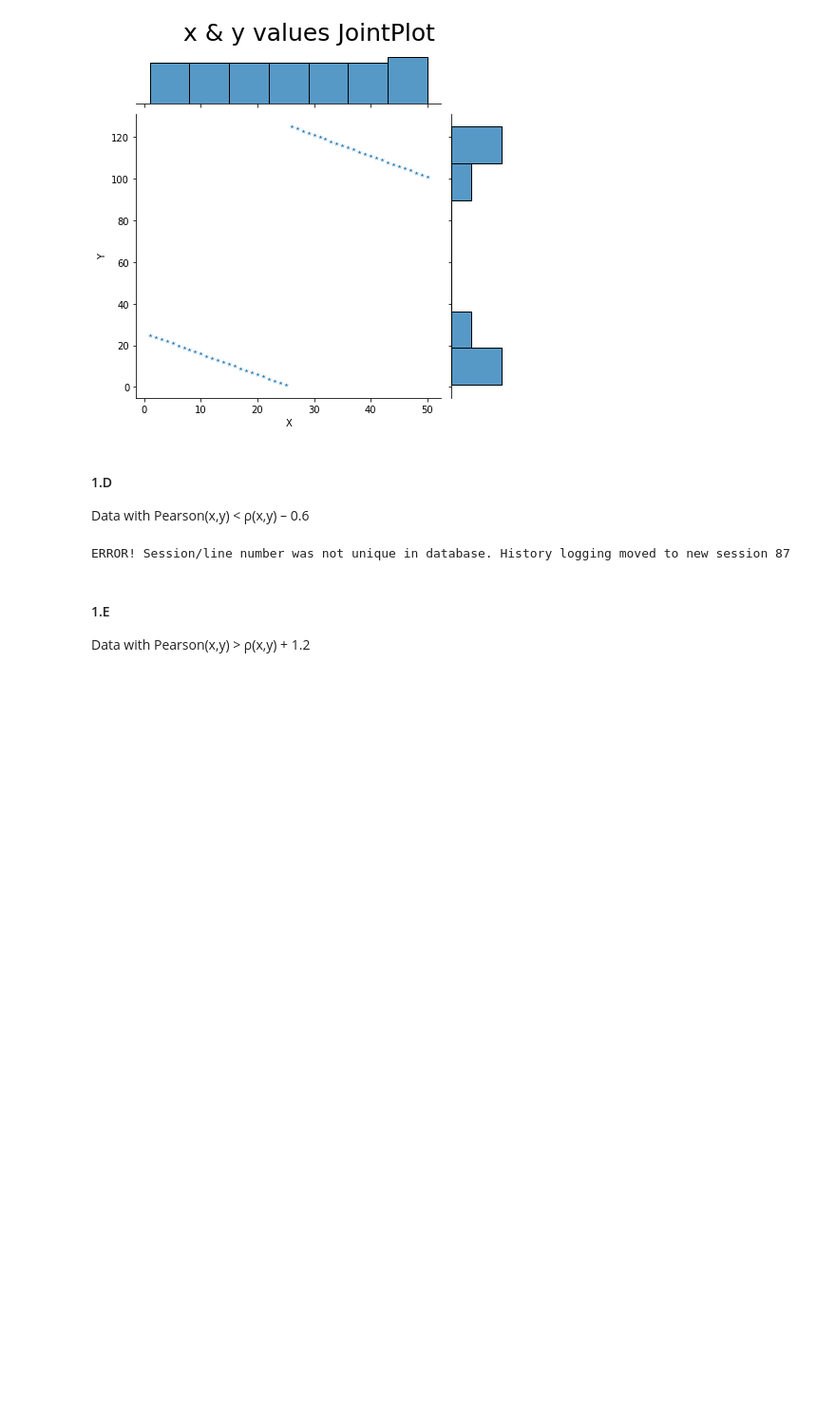
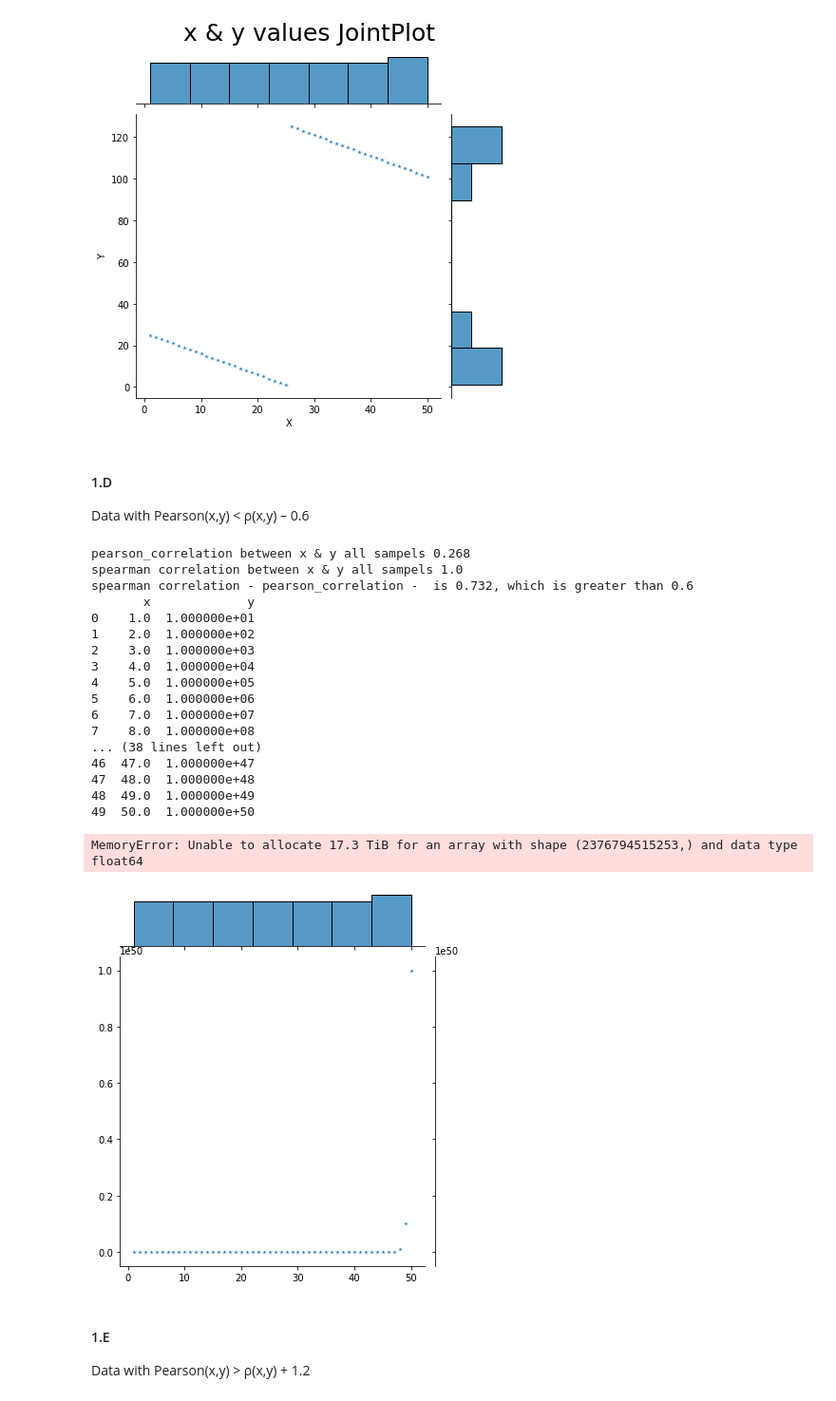
Before and after one commit to RoyR-IDC/StatisticsAndDataAnalysis, a Jupyter notebook: HW3/HW3/203972922_201312907.ipynb, the cells around one changed output. Shown at 95% size. Saved outputs shown, nothing was run; the diff lists cells and outputs as text; code cells hidden in the pictures; blank space fills up the shorter version.

```diff
--- a/HW3/HW3/203972922_201312907.ipynb
+++ b/HW3/HW3/203972922_201312907.ipynb
@@ -192,22 +192,40 @@ kendall correlation - spearman correlation is -0.48, which is greater than -0.45
 Data with Pearson(x,y) < ρ(x,y) – 0.6
 # %%
 # TODO: show or. not working for me
-# x = np.linspace(start=1, stop=50, num=50)
-# y = 10**x # exponential function
+x = np.linspace(start=1, stop=50, num=50)
+y = 10**x # exponential function
 
-# pearson_correlation = st.pearsonr(x, y)[0]
-# spearman_correlation = st.spearmanr(x, y)[0]
-# diff_of_correlations = spearman_correlation - pearson_correlation
+pearson_correlation = st.pearsonr(x, y)[0]
+spearman_correlation = st.spearmanr(x, y)[0]
+diff_of_correlations = spearman_correlation - pearson_correlation
 
-# S1 = 'pearson_correlation between x & y all sampels ' + str(np.round(pearson_correlation,3))
-# S2 = 'spearman correlation between x & y all sampels ' + str(np.round(spearman_correlation,3))
-# S3 = 'spearman correlation - pearson_correlation -  is ' + str(np.round(diff_of_correlations,3)) +', which is greater than 0.6'
+S1 = 'pearson_correlation between x & y all sampels ' + str(np.round(pearson_correlation,3))
+S2 = 'spearman correlation between x & y all sampels ' + str(np.round(spearman_correlation,3))
+S3 = 'spearman correlation - pearson_correlation -  is ' + str(np.round(diff_of_correlations,3)) +', which is greater than 0.6'
 
-# print(S1 + '\n' + S2 +'\n' +S3)
+print(S1 + '\n' + S2 +'\n' +S3)
 
-# print_table_and_jointplot(x, y)
+print_table_and_jointplot(x, y)
 # %% [output]
-ERROR! Session/line number was not unique in database. History logging moved to new session 87
+pearson_correlation between x & y all sampels 0.268
+spearman correlation between x & y all sampels 1.0
+spearman correlation - pearson_correlation -  is 0.732, which is greater than 0.6
+       x             y
+0    1.0  1.000000e+01
+1    2.0  1.000000e+02
+2    3.0  1.000000e+03
+3    4.0  1.000000e+04
+4    5.0  1.000000e+05
+5    6.0  1.000000e+06
+6    7.0  1.000000e+07
+7    8.0  1.000000e+08
+... (38 lines left out)
+46  47.0  1.000000e+47
+47  48.0  1.000000e+48
+48  49.0  1.000000e+49
+49  50.0  1.000000e+50
+MemoryError: Unable to allocate 17.3 TiB for an array with shape (2376794515253,) and data type float64
+[figure, added]
 # %% [markdown]
 #### 1.E
 Data with Pearson(x,y) > ρ(x,y) + 1.2
```
Also changed, not shown: parts of 49 cells of this notebook.
